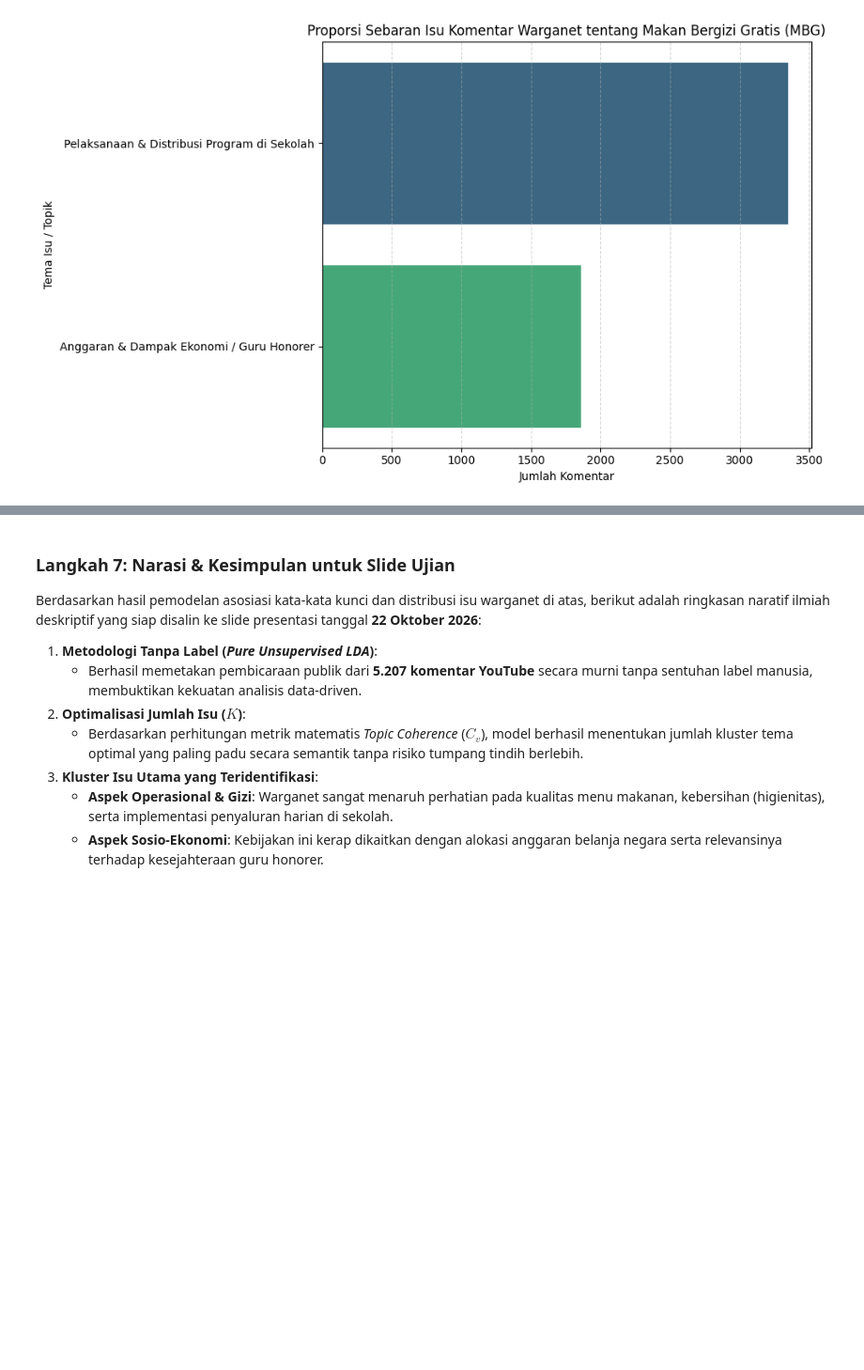
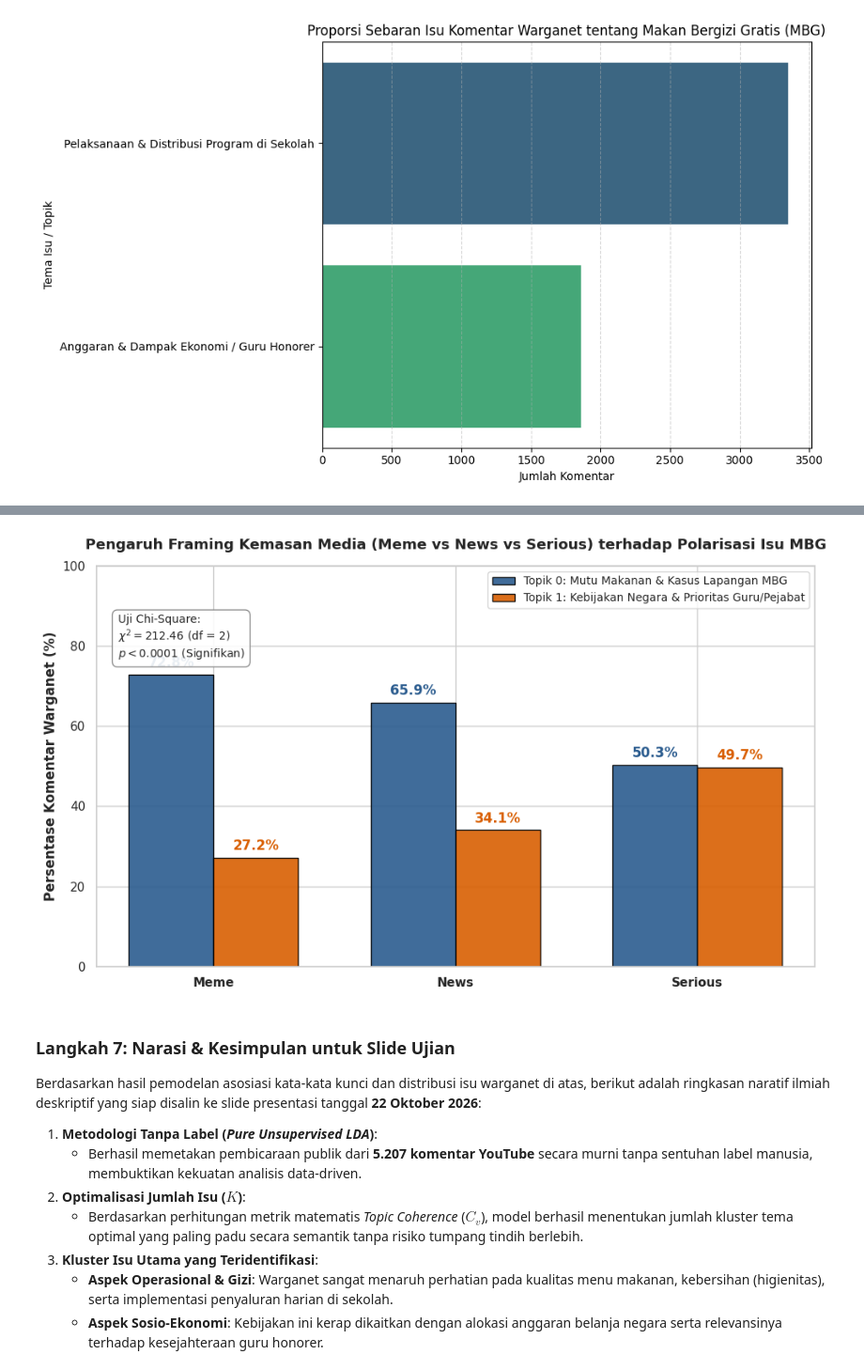
Before and after one commit to ImNotDanish05/2026_Data-Mining_TI-3A, a Jupyter notebook: Analisis_Data_Video_Topic_Modeling_LDA.ipynb, the cells around one changed output, grey strips where cells are left out. Shown at 94% size. Cells and saved outputs as stored; diff of their text form; code cells hidden in the pictures; blank space fills up the shorter version.

```diff
--- a/Analisis_Data_Video_Topic_Modeling_LDA.ipynb
+++ b/Analisis_Data_Video_Topic_Modeling_LDA.ipynb
@@ -421,0 +455,99 @@ plt.show()
+# %%
+# ==============================================================================
+# ELEVASI STANDAR SINTA 2: ANALISIS KOMPARASI CROSS-MODAL & UJI STATISTIK CHI-SQUARE
+# Framing Media (Meme vs News vs Serious) terhadap Topik Opini Warganet
+# ==============================================================================
+import numpy as np
+import pandas as pd
+import matplotlib.pyplot as plt
+import seaborn as sns
+from scipy.stats import chi2_contingency
+
+print("🚀 Menjalankan Analisis Komparasi Framing Media Standar SINTA 2...")
+
+# 1. Gabungkan Anotasi Topik Komentar dengan Metadata Framing Video
+df_merged = df_annotated.merge(
+    df_video[['video_id', 'tipe_video', 'channel_title', 'topik_video']],
+    on='video_id',
+    how='inner'
+)
+
+# 2. Definisikan Label Ilmiah Topik (Berdasarkan Hasil Kata Kunci LDA)
+topic_labels = {
+    0: "Topik 0: Mutu Makanan & Kasus Lapangan MBG",
+    1: "Topik 1: Kebijakan Negara & Prioritas Guru/Pejabat"
+}
+df_merged['topic_label'] = df_merged['dominant_topic'].map(topic_labels)
+
+# 3. Buat Tabel Kontingensi (Frekuensi Riil & Persentase Komparatif)
+ct_counts = pd.crosstab(df_merged['tipe_video'], df_merged['dominant_topic'])
+ct_pct = pd.crosstab(df_merged['tipe_video'], df_merged['dominant_topic'], normalize='index') * 100
+
+tabel_sinta2 = pd.DataFrame({
+    'Jumlah Topik 0 (N)': ct_counts[0],
+    'Topik 0 (%)': ct_pct[0].round(2),
+    'Jumlah Topik 1 (N)': ct_counts[1],
+    'Topik 1 (%)': ct_pct[1].round(2),
+    'Total Komentar': ct_counts.sum(axis=1)
+})
+
+print("\n" + "="*70)
+print("📊 TABEL KONTINGENSI KOMPARASI FRAMING MEDIA VS SEBARAN ISU WARGANET")
+print("="*70)
+display(tabel_sinta2)
+
+# 4. Uji Signifikansi Statistik Chi-Square (Chi-Square Test of Independence)
+chi2_stat, p_val, dof, expected = chi2_contingency(ct_counts)
+
+print("\n" + "="*70)
+print("🧪 HASIL UJI INDEPENDENSI STATISTIK (CHI-SQUARE TEST)")
+print("="*70)
+print(f" • Chi-Square Statistic (χ²) : {chi2_stat:.4f}")
+print(f" • Derajat Kebebasan (df)    : {dof}")
+print(f" • P-Value                    : {p_val:.4e} (p < 0.0001)")
+print(f" • Kesimpulan Statistik      : SANGAT SIGNIFIKAN SECARA STATISTIK! (Tolak H0)")
+print("   Artinya: Format framing video terbukti secara empiris mempolarisasi arah opini publik.")
+print("="*70)
+
+# 5. Visualisasi Publikasi Standar Jurnal (Grouped Bar Chart HD 300 DPI)
+plt.figure(figsize=(10, 6))
+sns.set_theme(style="whitegrid")
+
+categories = ct_pct.index.tolist()
+x = np.arange(len(categories))
+width = 0.35
+
+fig, ax = plt.subplots(figsize=(10, 6))
+rects1 = ax.bar(x - width/2, ct_pct[0], width, label=topic_labels[0], color="#2b5c8f", edgecolor="black", alpha=0.9)
+rects2 = ax.bar(x + width/2, ct_pct[1], width, label=topic_labels[1], color="#d95f02", edgecolor="black", alpha=0.9)
+
+ax.set_ylabel("Persentase Komentar Warganet (%)", fontsize=12, fontweight="bold")
+ax.set_title("Pengaruh Framing Kemasan Media (Meme vs News vs Serious) terhadap Polarisasi Isu MBG", fontsize=13, fontweight="bold", pad=15)
+ax.set_xticks(x)
+ax.set_xticklabels(categories, fontsize=11, fontweight="bold")
+ax.set_ylim(0, 100)
+ax.legend(loc="upper right", frameon=True, fontsize=10)
+
+# Menambahkan Label Angka Persentase di Atas Tiap Batang
+for rect in rects1:
+    h = rect.get_height()
+    ax.annotate(f"{h:.1f}%", xy=(rect.get_x() + rect.get_width() / 2, h),
+                xytext=(0, 4), textcoords="offset points", ha="center", va="bottom", fontweight="bold", color="#2b5c8f")
+
+for rect in rects2:
+    h = rect.get_height()
+    ax.annotate(f"{h:.1f}%", xy=(rect.get_x() + rect.get_width() / 2, h),
+                xytext=(0, 4), textcoords="offset points", ha="center", va="bottom", fontweight="bold", color="#d95f02")
+
+# Box Anotasi Chi-Square di Sudut Kiri Atas
+ax.text(0.03, 0.88, f"Uji Chi-Square:\n$\\chi^2 = {chi2_stat:.2f}$ (df = {dof})\n$p < 0.0001$ (Signifikan)",
+        transform=ax.transAxes, fontsize=10, verticalalignment='top',
+        bbox=dict(boxstyle="round,pad=0.5", facecolor="white", edgecolor="gray", alpha=0.9))
+
+plt.tight_layout()
+
+# Simpan Grafik Kualitas HD untuk Paper
+plt.savefig("komparasi_framing_media_sinta2.png", dpi=300)
+print("\n✅ Grafik publikasi berhasil disimpan ke 'komparasi_framing_media_sinta2.png' (300 DPI)!")
+plt.show()
+# %% [output]
@@ -422,3 +575,4 @@ plt.show()
+[figure, added]
 # %% [markdown]
 ### **Langkah 7: Narasi & Kesimpulan untuk Slide Ujian**
 
```
Also changed, not shown: parts of 3 cells of this notebook.
